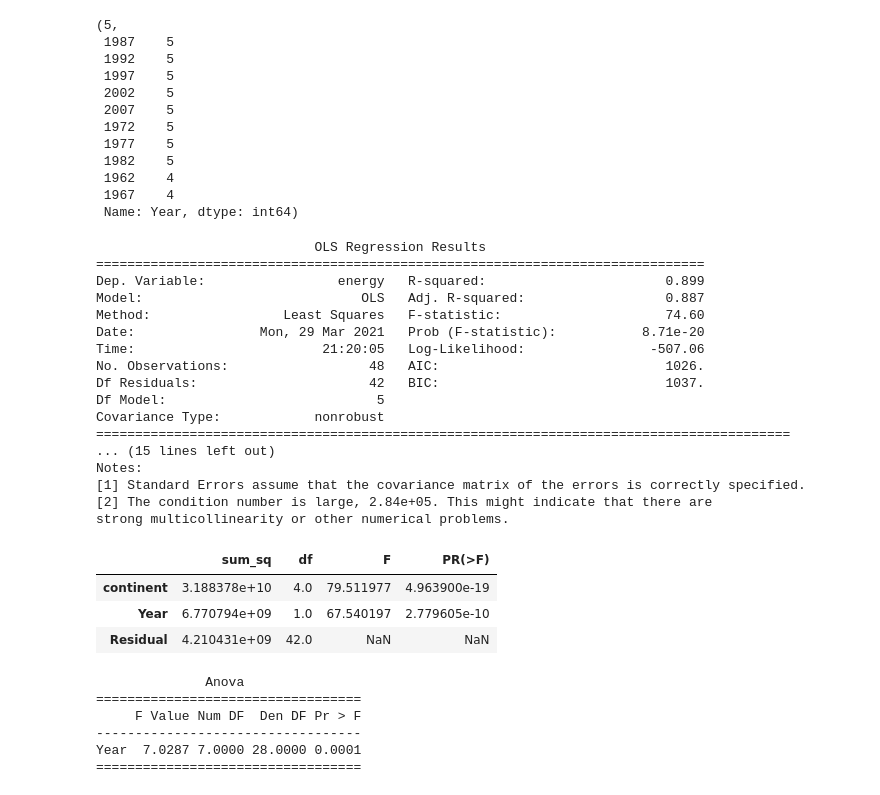
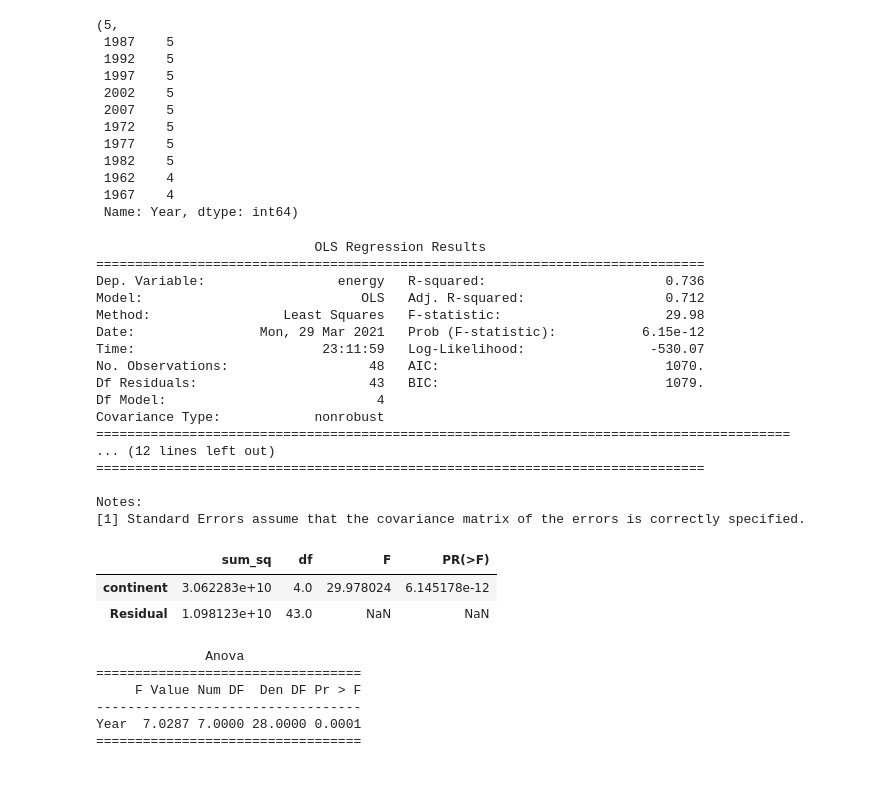
Before and after one commit to r614/brn-training, a Jupyter notebook: pyds/analysis.ipynb, the cells around one changed output. Saved outputs shown, nothing was run; the diff lists cells and outputs as text; code cells hidden in the pictures.

```diff
--- a/pyds/analysis.ipynb
+++ b/pyds/analysis.ipynb
@@ -115,33 +115,32 @@ len(energy_by_continent['continent'].unique()), energy_by_continent['Year'].valu
  1967    4
  Name: Year, dtype: int64)
 # %%
-# Test fit energy = Year + Continent
+# Test fit energy ~ Continent
 
-model = ols('energy ~ Year + continent', data=energy_by_continent).fit()
+model = ols('energy ~ continent', data=energy_by_continent).fit()
 print(model.summary())
 sm.stats.anova_lm(model, typ=2)
 # %% [output]
                             OLS Regression Results
 ==============================================================================
-Dep. Variable:                 energy   R-squared:                       0.899
-Model:                            OLS   Adj. R-squared:                  0.887
-Method:                 Least Squares   F-statistic:                     74.60
-Date:                Mon, 29 Mar 2021   Prob (F-statistic):           8.71e-20
-Time:                        21:20:05   Log-Likelihood:                -507.06
-No. Observations:                  48   AIC:                             1026.
-Df Residuals:                      42   BIC:                             1037.
-Df Model:                           5
+Dep. Variable:                 energy   R-squared:                       0.736
+Model:                            OLS   Adj. R-squared:                  0.712
+Method:                 Least Squares   F-statistic:                     29.98
+Date:                Mon, 29 Mar 2021   Prob (F-statistic):           6.15e-12
+Time:                        23:11:59   Log-Likelihood:                -530.07
+No. Observations:                  48   AIC:                             1070.
+Df Residuals:                      43   BIC:                             1079.
+Df Model:                           4
 Covariance Type:            nonrobust
 =========================================================================================
-... (15 lines left out)
+... (12 lines left out)
+==============================================================================
+
 Notes:
 [1] Standard Errors assume that the covariance matrix of the errors is correctly specified.
-[2] The condition number is large, 2.84e+05. This might indicate that there are
-strong multicollinearity or other numerical problems.
 |  | sum_sq | df | F | PR(>F) |
-| continent | 3.188378e+10 | 4.0 | 79.511977 | 4.963900e-19 |
-| Year | 6.770794e+09 | 1.0 | 67.540197 | 2.779605e-10 |
-| Residual | 4.210431e+09 | 42.0 | NaN | NaN |
+| continent | 3.062283e+10 | 4.0 | 29.978024 | 6.145178e-12 |
+| Residual | 1.098123e+10 | 43.0 | NaN | NaN |
 # %%
 from statsmodels.stats.anova import AnovaRM
 
```
Also changed, not shown: parts of 2 cells of this notebook.
